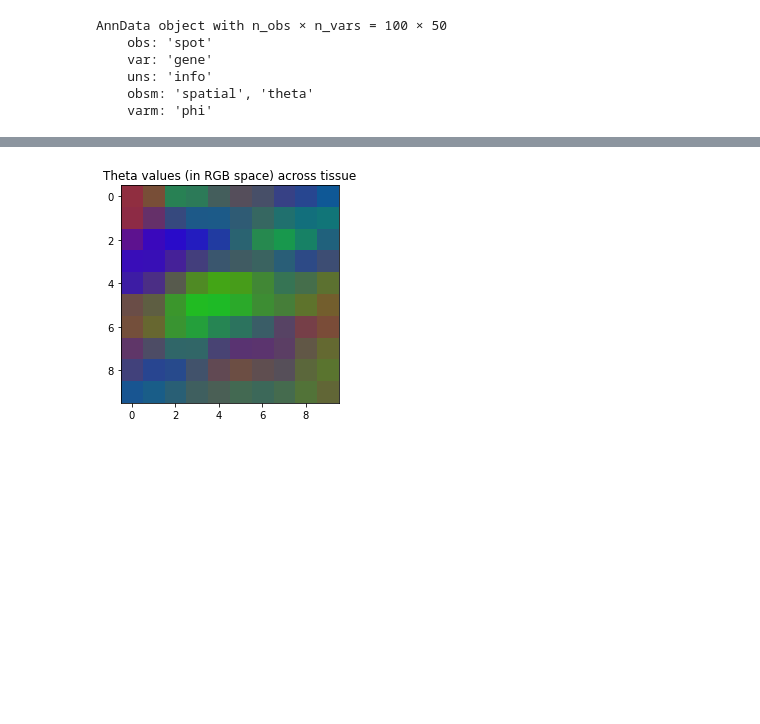
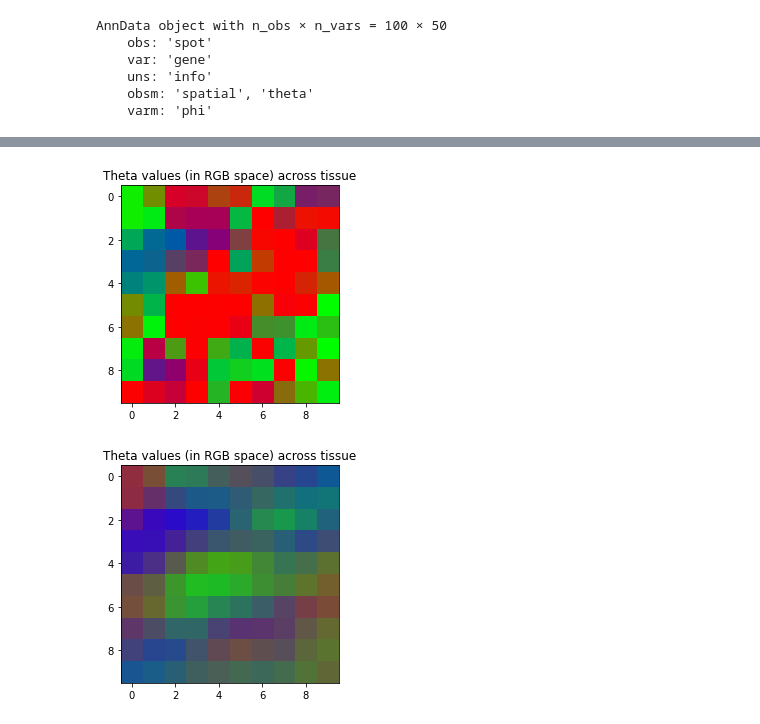
Before and after one commit to j-foyer/ensaLaDA, a Jupyter notebook: Gibbs.ipynb, the cells around one changed output, grey strips where cells are left out. Drawn from its saved outputs; the diff is of its cells as text; code cells hidden in the pictures; blank space fills up the shorter version.

```diff
--- a/Gibbs.ipynb
+++ b/Gibbs.ipynb
@@ -39,3 +39,8 @@ AnnData object with n_obs × n_vars = 100 × 50
     uns: 'info'
     obsm: 'spatial', 'theta'
     varm: 'phi'
+# %%
+import lda
+model = lda.LDA(n_topics=3, n_iter=1500, random_state=1)
+model.fit(adata.X.astype(np.int))  # model.fit_transform(X) is also available
+topic_word = model.topic_word_  # model.components_ also works
@@ -42,3 +65,9 @@ AnnData object with n_obs × n_vars = 100 × 50
+# %%
+plt.imshow(model.doc_topic_.reshape(side_length,side_length,3))
+plt.title("Theta values (in RGB space) across tissue")
+plt.show()
+# %% [output]
+[figure, added]
 # %%
 side_length = adata.uns["info"]["side_length"]
 plt.imshow(adata.obsm["theta"].reshape(side_length,side_length,3))
```
Also changed, not shown: parts of 16 cells of this notebook, 1 other file.
